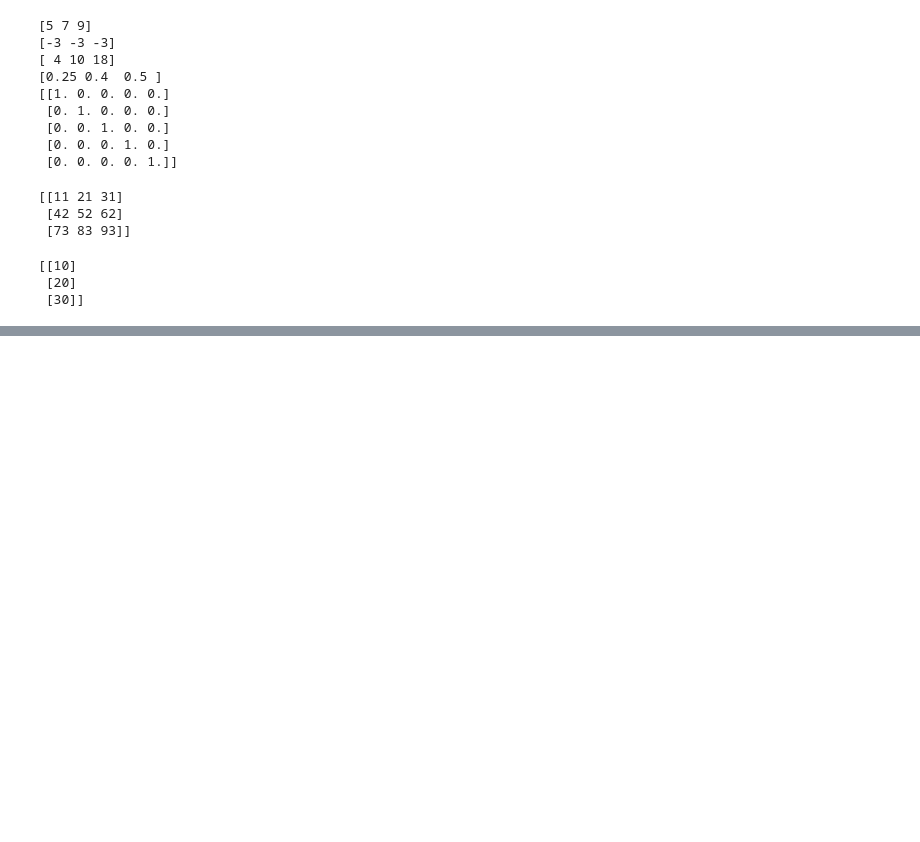
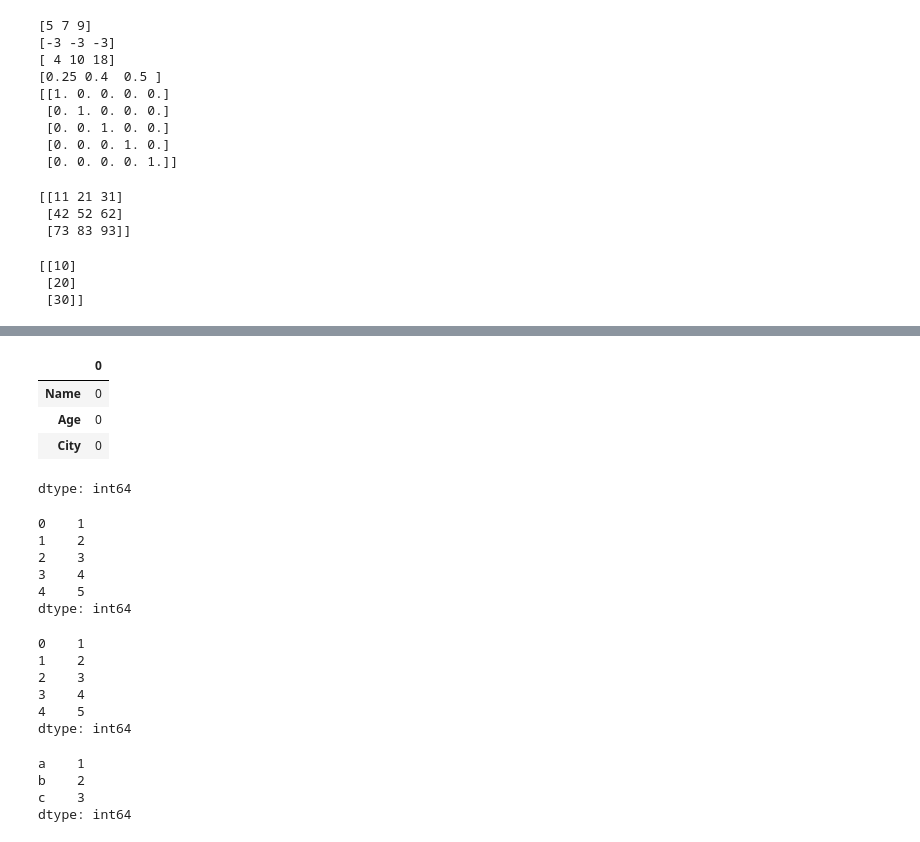
Before and after one commit to aina-maryam/aina-maryam, a Jupyter notebook: Pandas_Numpy.ipynb, the cells around one changed output, grey strips where cells are left out. Saved outputs shown, nothing was run; the diff lists cells and outputs as text; code cells hidden in the pictures; blank space fills up the shorter version.

```diff
--- a/Pandas_Numpy.ipynb
+++ b/Pandas_Numpy.ipynb
@@ -139,0 +241,9 @@ print(c1)
+# %%
+# Any missing values
+df.isnull().sum()
+# %% [output]
+|  | 0 |
+| Name | 0 |
+| Age | 0 |
+| City | 0 |
+dtype: int64
@@ -139,0 +256,32 @@ print(c1)
+# %%
+# Create series from the list
+import pandas as pd
+s1 = pd.Series([1,2,3,4,5])
+print(s1)
+# %% [output]
+0    1
+1    2
+2    3
+3    4
+4    5
+dtype: int64
+# %%
+# Create series from an array
+s2 = pd.Series(np.array([1,2,3,4,5]))
+print(s2)
+# %% [output]
+0    1
+1    2
+2    3
+3    4
+4    5
+dtype: int64
+# %%
+# Create series from a dictionary
+s3 = pd.Series({'a':1, 'b':2, 'c':3})
+print(s3)
+# %% [output]
+a    1
+b    2
+c    3
+dtype: int64
```
Also changed, not shown: parts of 22 cells of this notebook.
